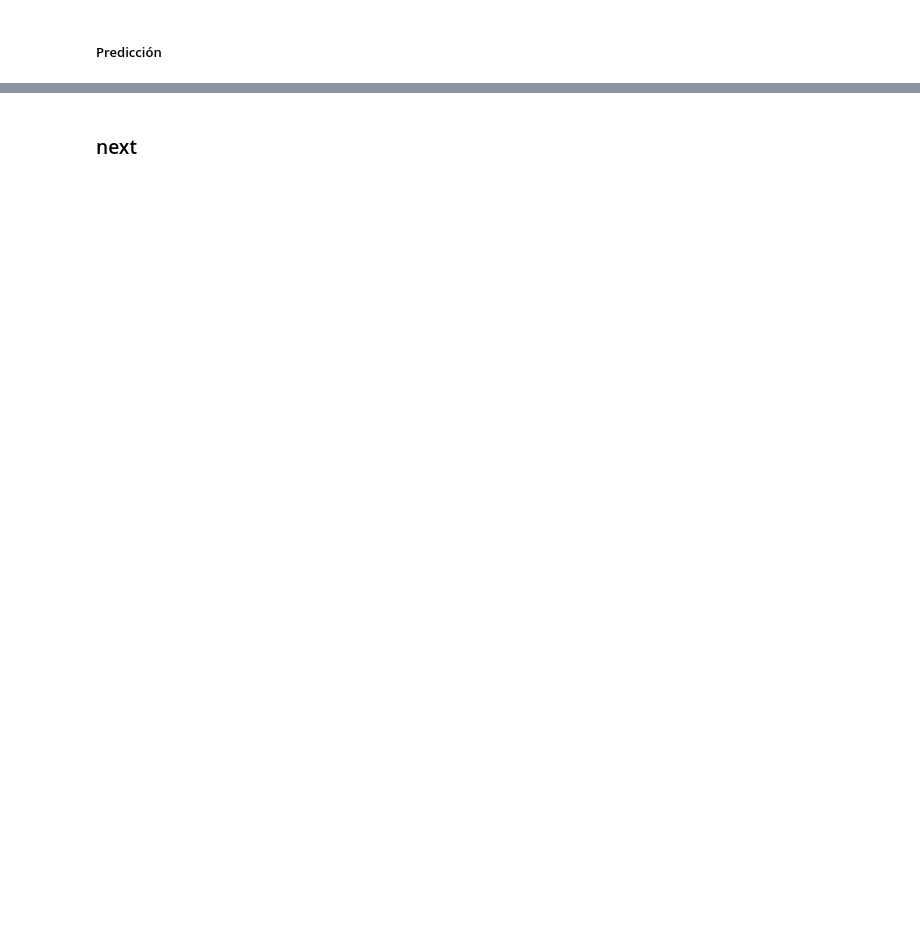
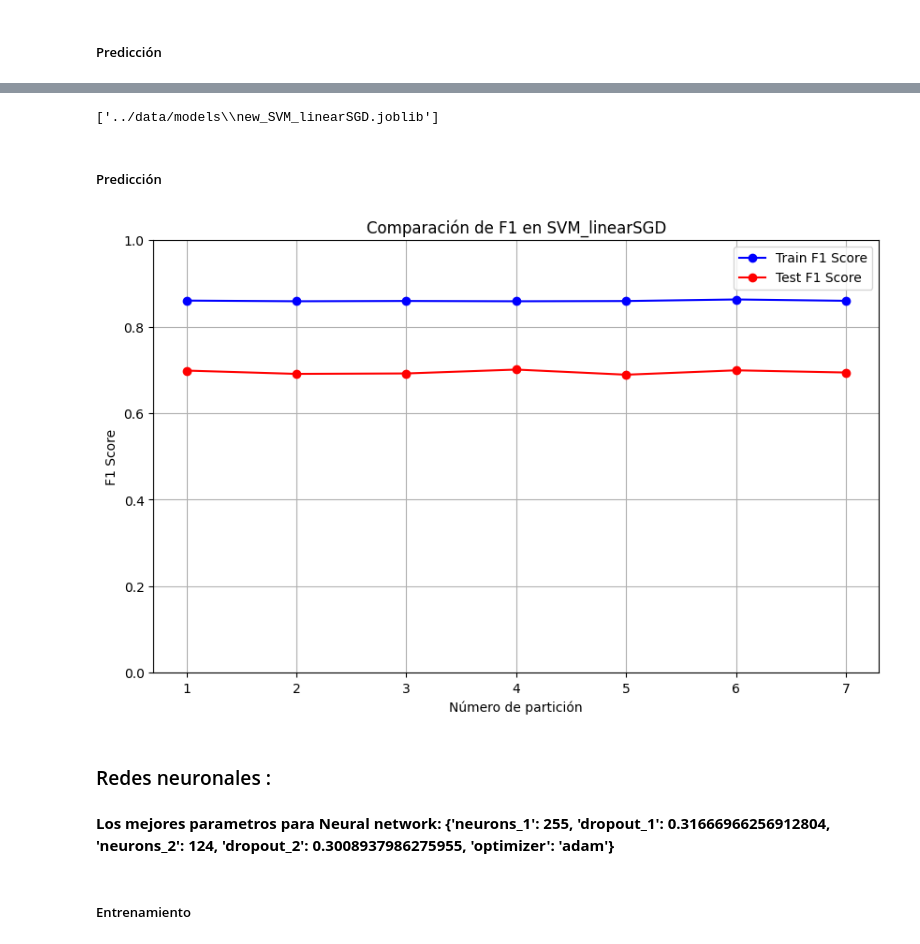
Before and after one commit to kliniik/Practica_AAI_1, a Jupyter notebook: supervised.ipynb, the cells around one changed output, grey strips where cells are left out. Cells and saved outputs as stored; diff of their text form; code cells hidden in the pictures; blank space fills up the shorter version.

```diff
--- a/supervised.ipynb
+++ b/supervised.ipynb
@@ -1335,2 +1432,8 @@ plot_results('KNN')
+# %%
+dir = "../data/models"
+model_path = os.path.join(dir, "new_SVM_linearSGD.joblib")
+joblib.dump(model, model_path)
+# %% [output]
+['../data/models\\new_SVM_linearSGD.joblib']
 # %% [markdown]
-### next
+##### Predicción
@@ -1336,0 +1444,10 @@ plot_results('KNN')
+# %%
+plot_results('SVM_linearSGD')
+# %% [output]
+[figure, added]
+# %% [markdown]
+### Redes neuronales :
+# %% [markdown]
+**Los mejores parametros para Neural network:  {'neurons_1': 255, 'dropout_1': 0.31666966256912804, 'neurons_2': 124, 'dropout_2': 0.3008937986275955, 'optimizer': 'adam'}**
+# %% [markdown]
+##### Entrenamiento
```
Also changed, not shown: parts of 103 cells of this notebook, 1 other file.
